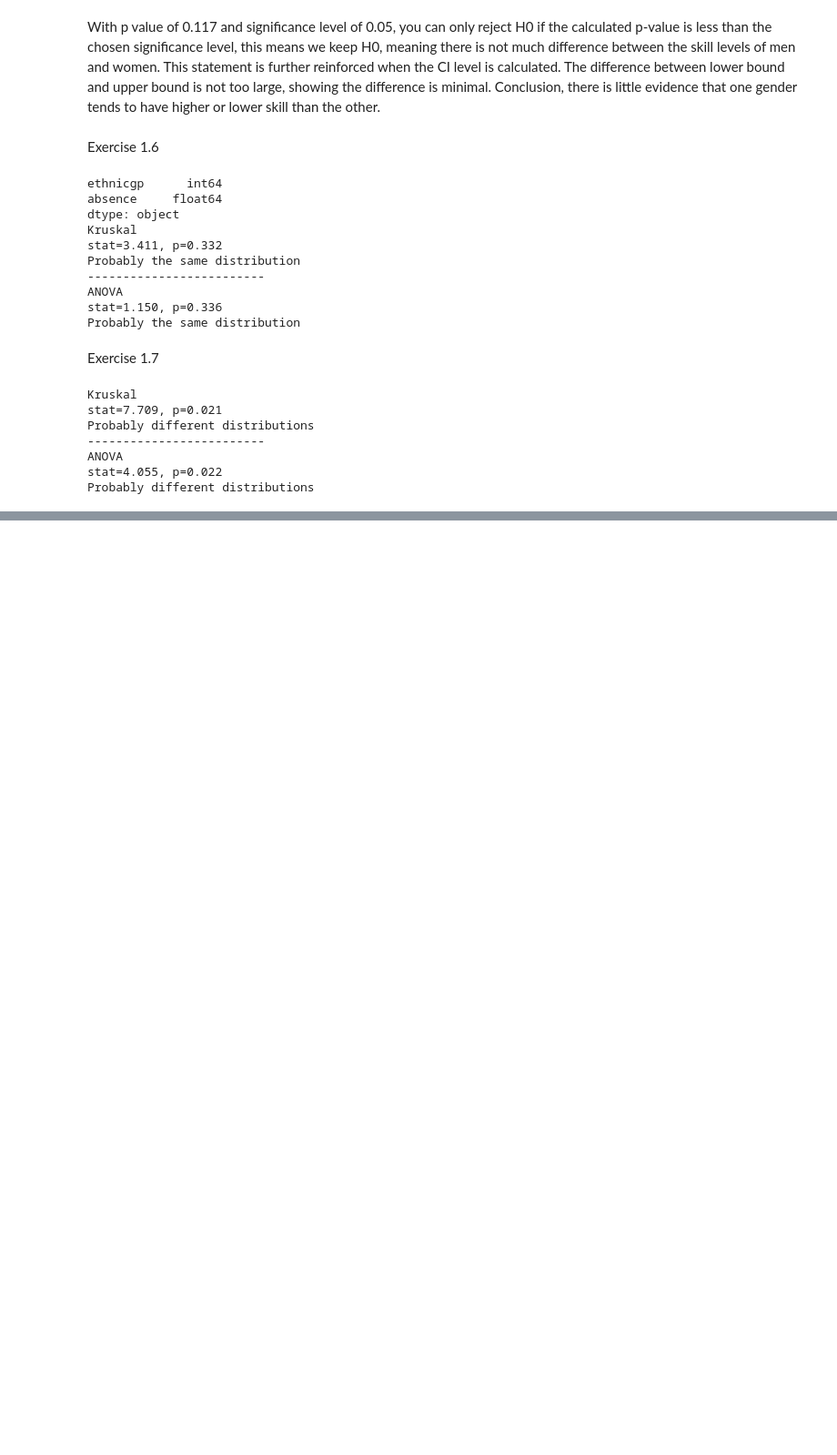
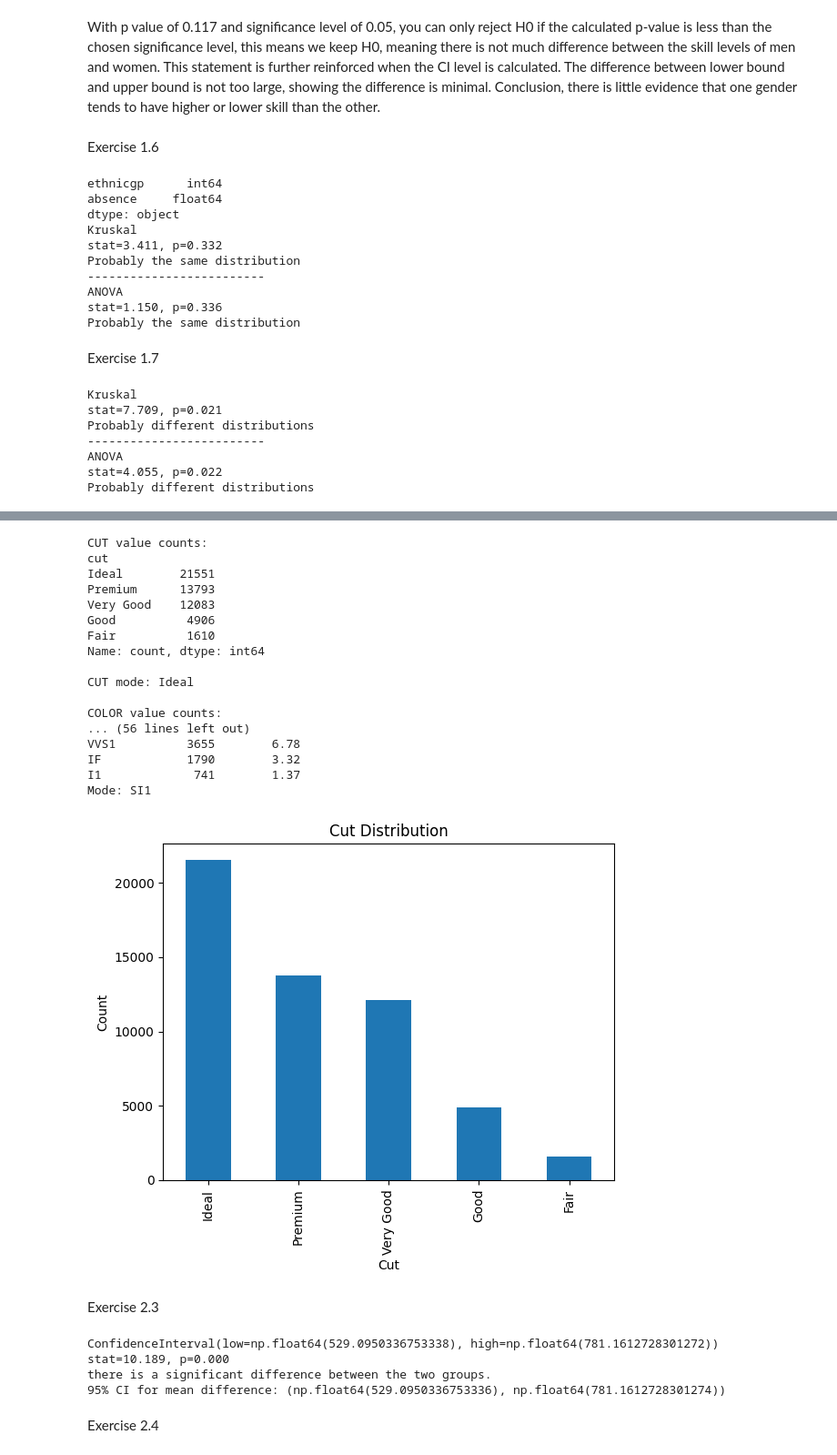
Before and after one commit to aswx12/MatteLab, a Jupyter notebook: Mattelab.ipynb, the cells around one changed output, grey strips where cells are left out. Shown at 91% size. Cells and saved outputs as stored; diff of their text form; code cells hidden in the pictures; blank space fills up the shorter version.

```diff
--- a/Mattelab.ipynb
+++ b/Mattelab.ipynb
@@ -300,0 +300,9 @@ Probably different distributions
+# %%
+github_url = 'https://github.com/aswx12/MatteLab/raw/refs/heads/main/Diamonds%20Prices2022.csv'
+
+try:
+    df = pd.read_csv(github_url,index_col=0)
+    print("Loaded")
+    display(df.head())
+except Exception as e:
+    print(f"Error: {e}")
@@ -300,0 +341,69 @@ Probably different distributions
+# %%
+categorical_cols = ['cut', 'color', 'clarity']
+
+for col in categorical_cols:
+    print(f"\n{col.upper()} value counts:")
+    print(df[col].value_counts())
+    print(f"\n{col.upper()} mode: {df[col].mode()[0]}")
+
+for col in ['cut', 'color', 'clarity']:
+    print(f"\n--- {col.upper()} ---")
+    freq = df[col].value_counts()
+    percent = df[col].value_counts(normalize=True) * 100
+    print(pd.DataFrame({'Frequency': freq, 'Percentage': percent.round(2)}))
+    print(f"Mode: {df[col].mode()[0]}")
+
+df['cut'].value_counts().plot(kind='bar', title='Cut Distribution')
+plt.xlabel('Cut')
+plt.ylabel('Count')
+plt.show()
+# %% [output]
+CUT value counts:
+cut
+Ideal        21551
+Premium      13793
+Very Good    12083
+Good          4906
+Fair          1610
+Name: count, dtype: int64
+
+CUT mode: Ideal
+
+COLOR value counts:
+... (56 lines left out)
+VVS1          3655        6.78
+IF            1790        3.32
+I1             741        1.37
+Mode: SI1
+[figure, added]
+# %% [markdown]
+Exercise 2.3
+# %%
+premium = df[df['cut'] == 'Premium']['price']
+good = df[df['cut'] == 'Good']['price']
+
+
+stat, p = st.ttest_ind(premium, good, equal_var=False)  # Welch’s t-test
+result = st.ttest_ind(premium, good, equal_var=False)
+ci = result.confidence_interval(confidence_level=0.95)
+print(ci)
+#If p < 0.05, → there is a significant difference between the two groups.
+#If p ≥ 0.05, → there’s no significant difference (the means are statistically similar).
+
+print('stat=%.3f, p=%.3f' % (stat, p))
+if p < 0.05:
+	print('there is a significant difference between the two groups.')
+else:
+	print('there’s no significant difference (the means are statistically similar)')
+
+import statsmodels.stats.api as sms
+import numpy as np
+
+cm = sms.CompareMeans(sms.DescrStatsW(premium), sms.DescrStatsW(good))
+conf_int = cm.tconfint_diff(usevar='unequal')  # Welch's t-test
+print("95% CI for mean difference:", conf_int)
+# %% [output]
+ConfidenceInterval(low=np.float64(529.0950336753338), high=np.float64(781.1612728301272))
+stat=10.189, p=0.000
+there is a significant difference between the two groups.
+95% CI for mean difference: (np.float64(529.0950336753336), np.float64(781.1612728301274))
@@ -300,0 +427,2 @@ Probably different distributions
+# %% [markdown]
+Exercise 2.4
```
Also changed, not shown: parts of 8 cells of this notebook.
